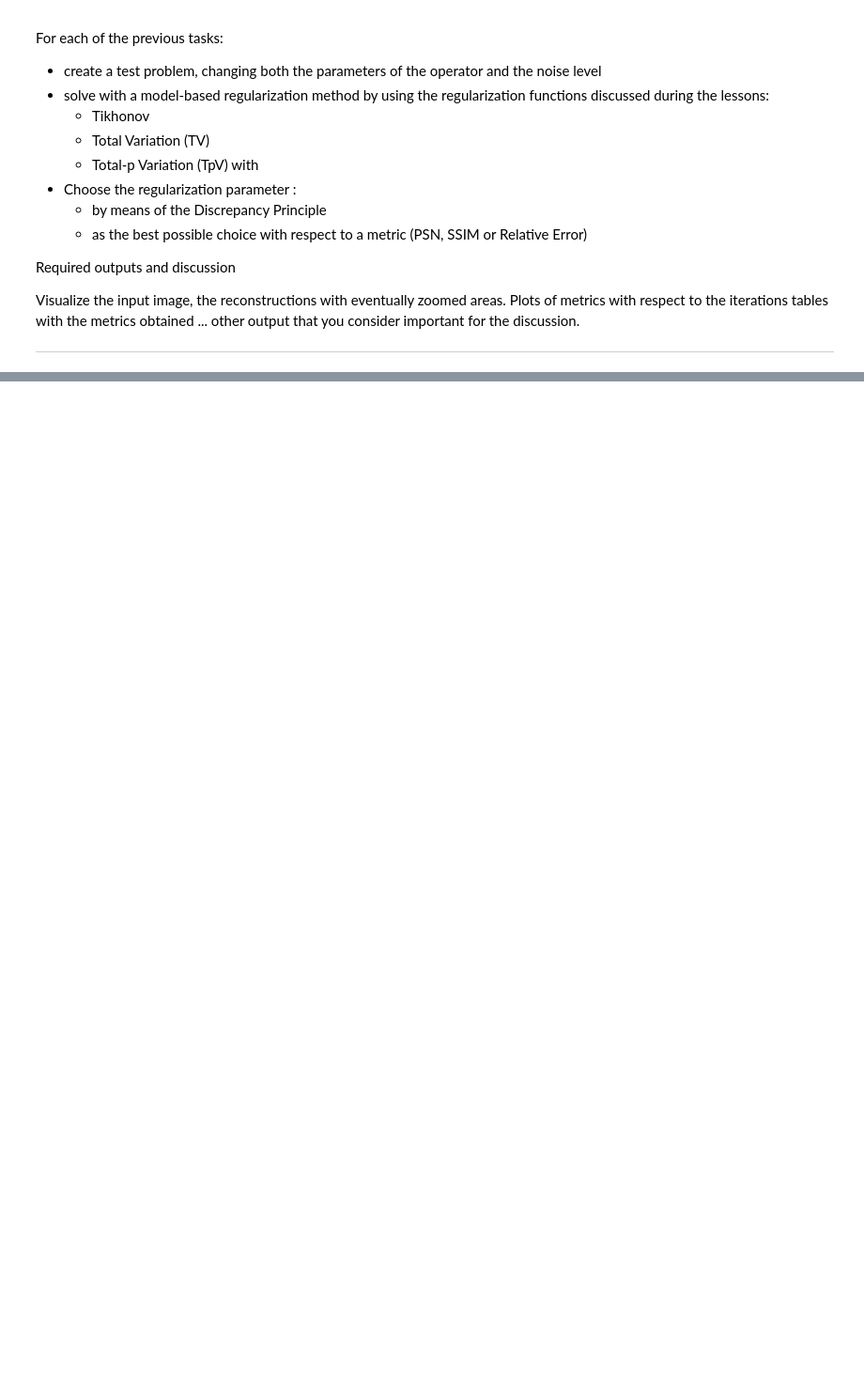
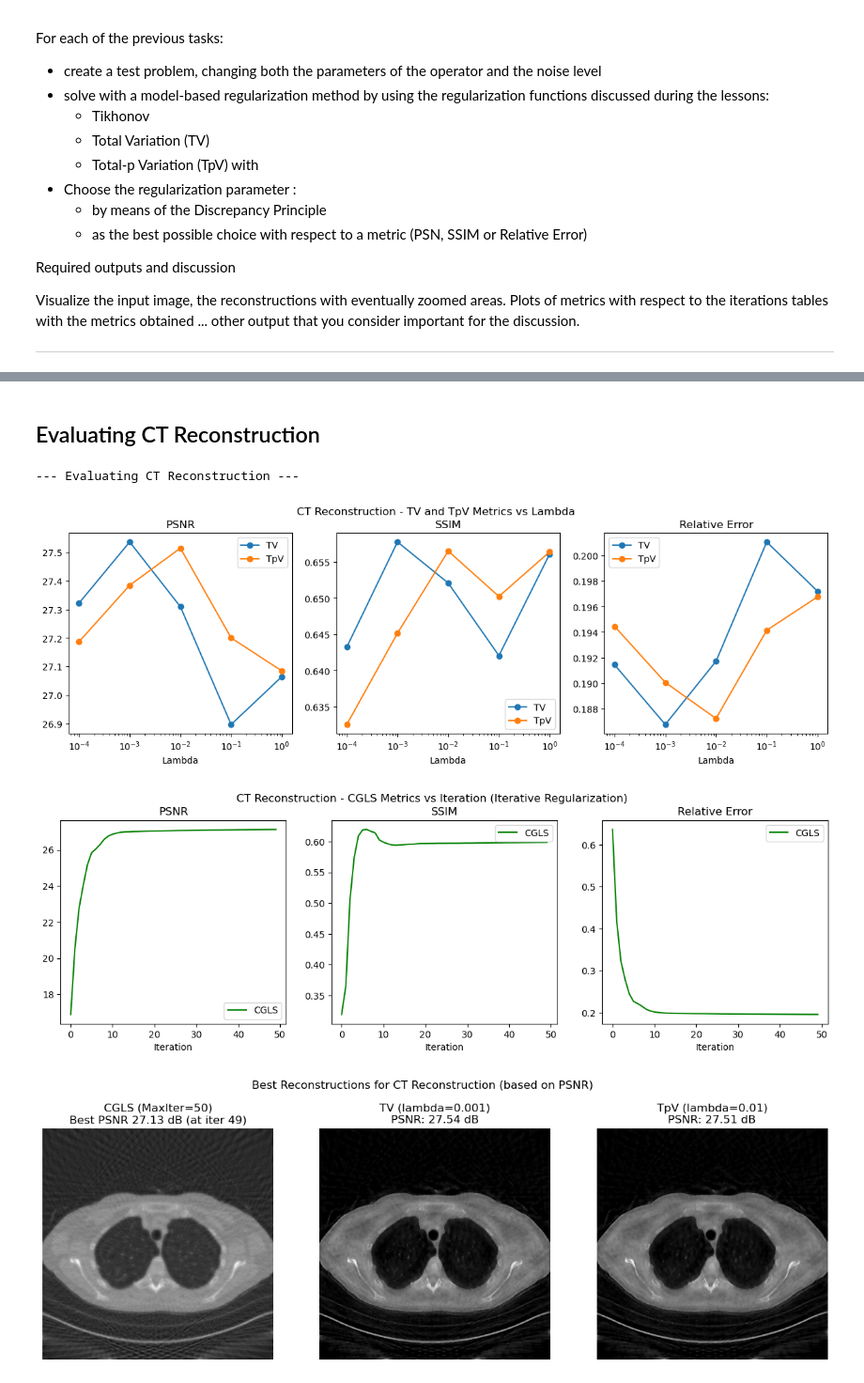
Before and after one commit to mattiadispigno/Computational-Imaging, a Jupyter notebook: homework1_ModelBasedApproach.ipynb, the cells around one changed output, grey strips where cells are left out. Shown at 94% size. Cells and saved outputs as stored; diff of their text form; code cells hidden in the pictures; blank space fills up the shorter version.

```diff
--- a/homework1_ModelBasedApproach.ipynb
+++ b/homework1_ModelBasedApproach.ipynb
@@ -71,0 +504,11 @@ plt.show()
+# %% [markdown]
+## Evaluating CT Reconstruction
+# %%
+res_ct = evaluate_solvers(K_ct, y_delta_ct, x_true, "CT Reconstruction")
+plot_metrics(res_ct, "CT Reconstruction")
+plot_best_reconstructions(res_ct, "CT Reconstruction")
+# %% [output]
+--- Evaluating CT Reconstruction ---
+[figure, added]
+[figure, added]
+[figure, added]
```
Also changed, not shown: parts of 21 cells of this notebook, 5 other files.
